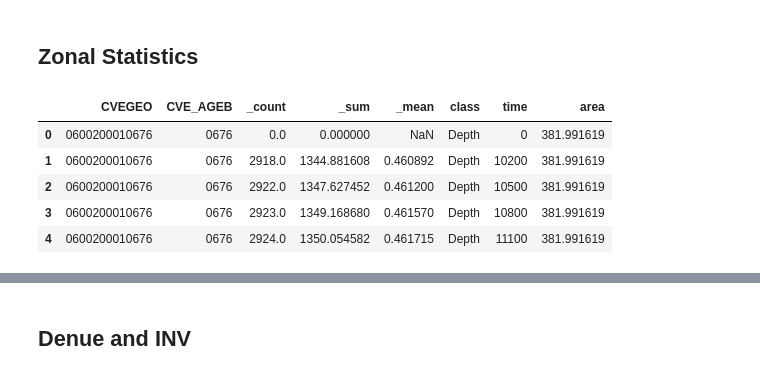
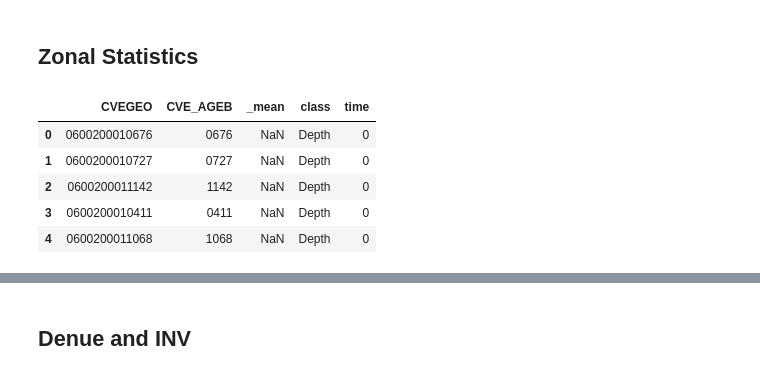
Before and after one commit to pcorner10/prep_2023, a Jupyter notebook: model.ipynb, the cells around one changed output, grey strips where cells are left out. Saved outputs shown, nothing was run; the diff lists cells and outputs as text; code cells hidden in the pictures.

```diff
--- a/model.ipynb
+++ b/model.ipynb
@@ -22,14 +22,13 @@ agebs = pd.DataFrame(agebs)
 # %% [markdown]
 ## Zonal Statistics
 # %%
-df = pd.read_csv('data/megaGDF.csv')
-df = df.merge(agebs, on="CVEGEO")
-df.drop(columns=["CVE_ENT","CVE_MUN","CVE_LOC"], inplace=True)
-df.head()
+df0 = pd.read_csv('data/megaGDF.csv')
+df0.drop(columns=["CVE_ENT","CVE_MUN","CVE_LOC", "_count","_sum"], inplace=True)
+df0.head()
 # %% [output]
-|  | CVEGEO | CVE_AGEB | _count | _sum | _mean | class | time | area |
-| 0 | 0600200010676 | 0676 | 0.0 | 0.000000 | NaN | Depth | 0 | 381.991619 |
-| 1 | 0600200010676 | 0676 | 2918.0 | 1344.881608 | 0.460892 | Depth | 10200 | 381.991619 |
-| 2 | 0600200010676 | 0676 | 2922.0 | 1347.627452 | 0.461200 | Depth | 10500 | 381.991619 |
-| 3 | 0600200010676 | 0676 | 2923.0 | 1349.168680 | 0.461570 | Depth | 10800 | 381.991619 |
-| 4 | 0600200010676 | 0676 | 2924.0 | 1350.054582 | 0.461715 | Depth | 11100 | 381.991619 |
+|  | CVEGEO | CVE_AGEB | _mean | class | time |
+| 0 | 0600200010676 | 0676 | NaN | Depth | 0 |
+| 1 | 0600200010727 | 0727 | NaN | Depth | 0 |
+| 2 | 0600200011142 | 1142 | NaN | Depth | 0 |
+| 3 | 0600200010411 | 0411 | NaN | Depth | 0 |
+| 4 | 0600200011068 | 1068 | NaN | Depth | 0 |
```
Also changed, not shown: parts of 5 cells of this notebook, 3 other files.
